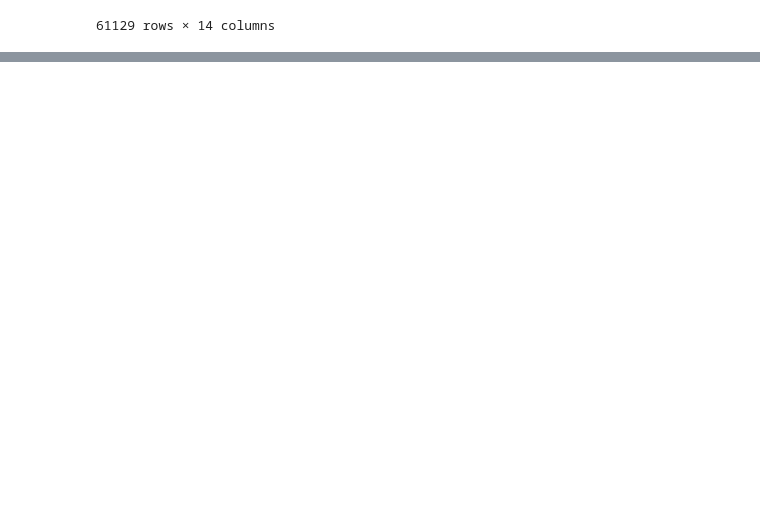
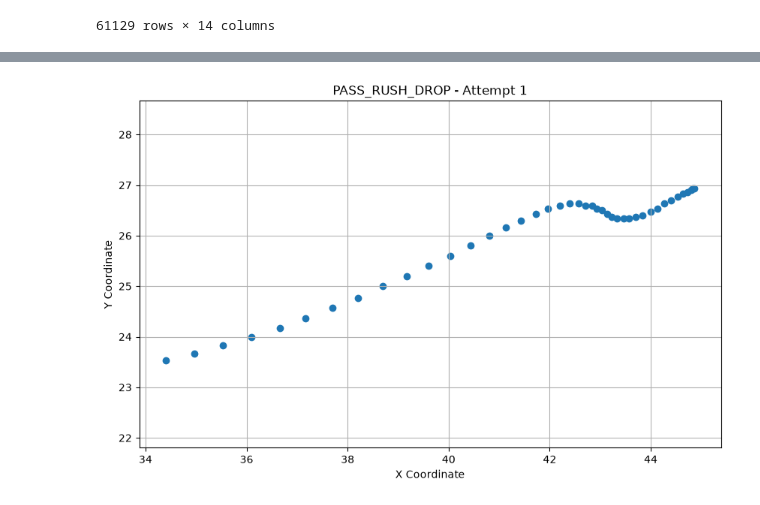
Before and after one commit to hankike/Big_Data_Bowl_27, a Jupyter notebook: combine.ipynb, the cells around one changed output, grey strips where cells are left out. Drawn from its saved outputs; the diff is of its cells as text; code cells hidden in the pictures; blank space fills up the shorter version.

```diff
--- a/combine.ipynb
+++ b/combine.ipynb
@@ -68,0 +87,2 @@ oline
+# %%
+wright = oline[oline['nfl_id'] == 55874]
@@ -68,0 +117,20 @@ oline
+# %%
+pass_rush_drop = wright.loc[
+    (wright['drill_name'] == 'PASS_RUSH_DROP') &
+    (wright['attempt'] == 1),
+    ['x', 'y']
+]
+# %%
+plt.figure(figsize=(10, 6))
+plt.scatter(pass_rush_drop['x'], pass_rush_drop['y'])
+
+# Add labels and title
+plt.xlabel('X Coordinate')
+plt.ylabel('Y Coordinate')
+plt.title('PASS_RUSH_DROP - Attempt 1')
+
+plt.grid(True)
+plt.axis('equal')
+plt.show()
+# %% [output]
+[figure, added]
```
Also changed, not shown: parts of 5 cells of this notebook.
